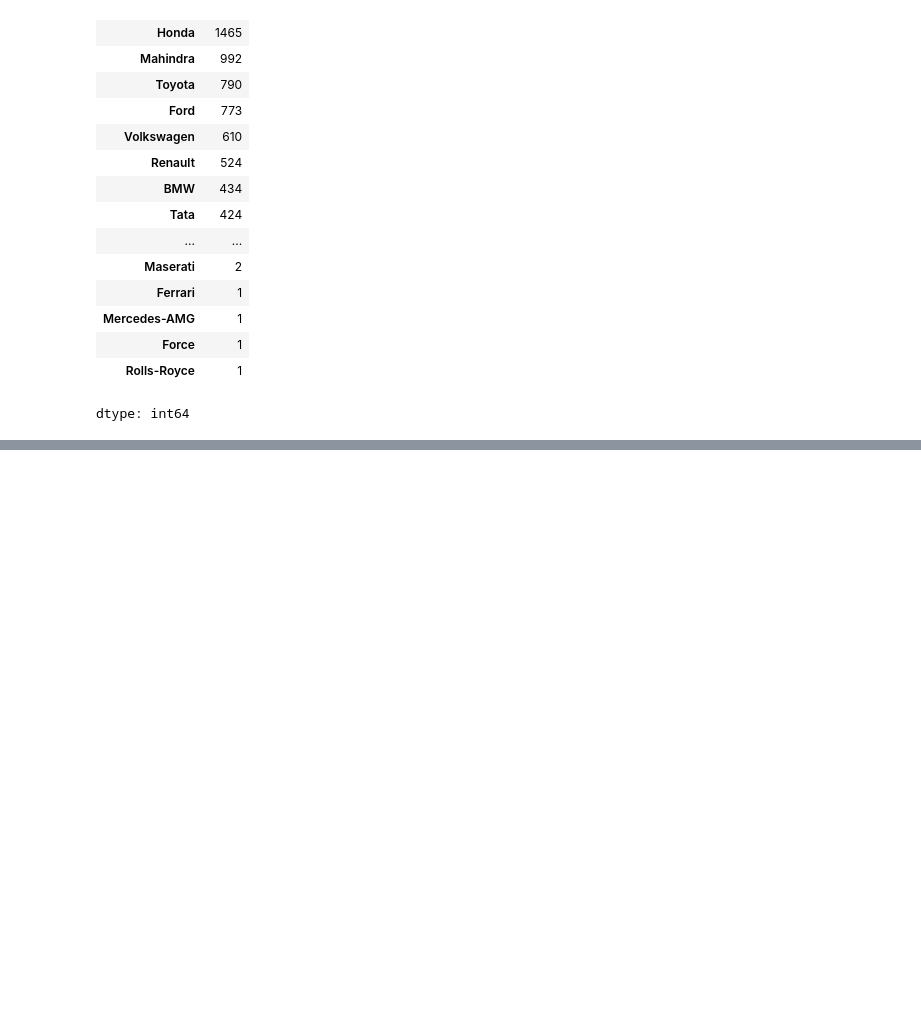
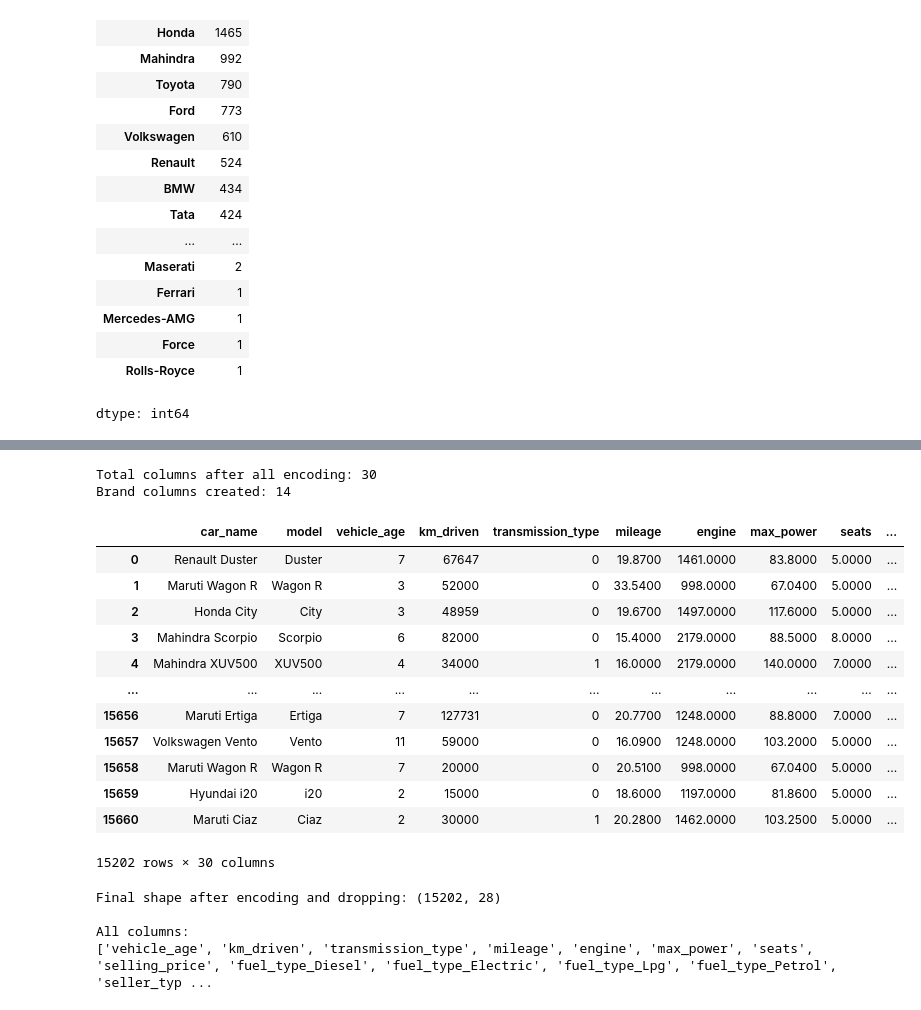
Before and after one commit to gracenaomi1122/my-first-repo, a Jupyter notebook: Batch2_Data_Cleaning.ipynb, the cells around one changed output, grey strips where cells are left out. Saved outputs shown, nothing was run; the diff lists cells and outputs as text; code cells hidden in the pictures; blank space fills up the shorter version.

```diff
--- a/Batch2_Data_Cleaning.ipynb
+++ b/Batch2_Data_Cleaning.ipynb
@@ -576,0 +593,6 @@ dtype: int64
+# %%
+# Step 1: See the distribution of brands
+brand_counts = df['brand'].value_counts()
+print("Brand distribution:")
+print(brand_counts)
+print(f"\nBrands with < 100 cars: {(brand_counts < 100).sum()}")
@@ -576,0 +617,9 @@ dtype: int64
+# %%
+# Step 2: Group rare brands (< 100 cars) into "Other"
+rare_brands = brand_counts[brand_counts < 100].index.tolist()
+print(f"Grouping {len(rare_brands)} rare brands into 'Other': {rare_brands}")
+
+df['brand'] = df['brand'].replace(rare_brands, 'Other')
+
+print(f"\nBrand distribution after grouping:")
+print(df['brand'].value_counts())
@@ -576,0 +647,9 @@ dtype: int64
+# %%
+# Step 2: Group rare brands (< 100 cars) into "Other"
+rare_brands = brand_counts[brand_counts < 100].index.tolist()
+print(f"Grouping {len(rare_brands)} rare brands into 'Other': {rare_brands}")
+
+df['brand'] = df['brand'].replace(rare_brands, 'Other')
+
+print(f"\nBrand distribution after grouping:")
+print(df['brand'].value_counts())
@@ -576,0 +677,37 @@ dtype: int64
+# %%
+# Step 3: One-hot encode the cleaned brand column
+df = pd.get_dummies(df, columns=['brand'], drop_first=True)
+
+print(f"Total columns after all encoding: {df.shape[1]}")
+brand_cols = [col for col in df.columns if 'brand_' in col]
+print(f"Brand columns created: {len(brand_cols)}")
+# %% [output]
+Total columns after all encoding: 30
+Brand columns created: 14
+# %%
+df
+# %% [output]
+|  | car_name | model | vehicle_age | km_driven | transmission_type | mileage | engine | max_power | seats | ... |
+| 0 | Renault Duster | Duster | 7 | 67647 | 0 | 19.8700 | 1461.0000 | 83.8000 | 5.0000 | ... |
+| 1 | Maruti Wagon R | Wagon R | 3 | 52000 | 0 | 33.5400 | 998.0000 | 67.0400 | 5.0000 | ... |
+| 2 | Honda City | City | 3 | 48959 | 0 | 19.6700 | 1497.0000 | 117.6000 | 5.0000 | ... |
+| 3 | Mahindra Scorpio | Scorpio | 6 | 82000 | 0 | 15.4000 | 2179.0000 | 88.5000 | 8.0000 | ... |
+| 4 | Mahindra XUV500 | XUV500 | 4 | 34000 | 1 | 16.0000 | 2179.0000 | 140.0000 | 7.0000 | ... |
+| ... | ... | ... | ... | ... | ... | ... | ... | ... | ... | ... |
+| 15656 | Maruti Ertiga | Ertiga | 7 | 127731 | 0 | 20.7700 | 1248.0000 | 88.8000 | 7.0000 | ... |
+| 15657 | Volkswagen Vento | Vento | 11 | 59000 | 0 | 16.0900 | 1248.0000 | 103.2000 | 5.0000 | ... |
+| 15658 | Maruti Wagon R | Wagon R | 7 | 20000 | 0 | 20.5100 | 998.0000 | 67.0400 | 5.0000 | ... |
+| 15659 | Hyundai i20 | i20 | 2 | 15000 | 0 | 18.6000 | 1197.0000 | 81.8600 | 5.0000 | ... |
+| 15660 | Maruti Ciaz | Ciaz | 2 | 30000 | 1 | 20.2800 | 1462.0000 | 103.2500 | 5.0000 | ... |
+15202 rows × 30 columns
+# %%
+df = df.drop(columns=['car_name', 'model'], errors='ignore')
+
+print(f"Final shape after encoding and dropping: {df.shape}")
+print(f"\nAll columns:")
+print(df.columns.tolist())
+# %% [output]
+Final shape after encoding and dropping: (15202, 28)
+
+All columns:
+['vehicle_age', 'km_driven', 'transmission_type', 'mileage', 'engine', 'max_power', 'seats', 'selling_price', 'fuel_type_Diesel', 'fuel_type_Electric', 'fuel_type_Lpg', 'fuel_type_Petrol', 'seller_typ ...
```
Also changed, not shown: parts of 16 cells of this notebook.
